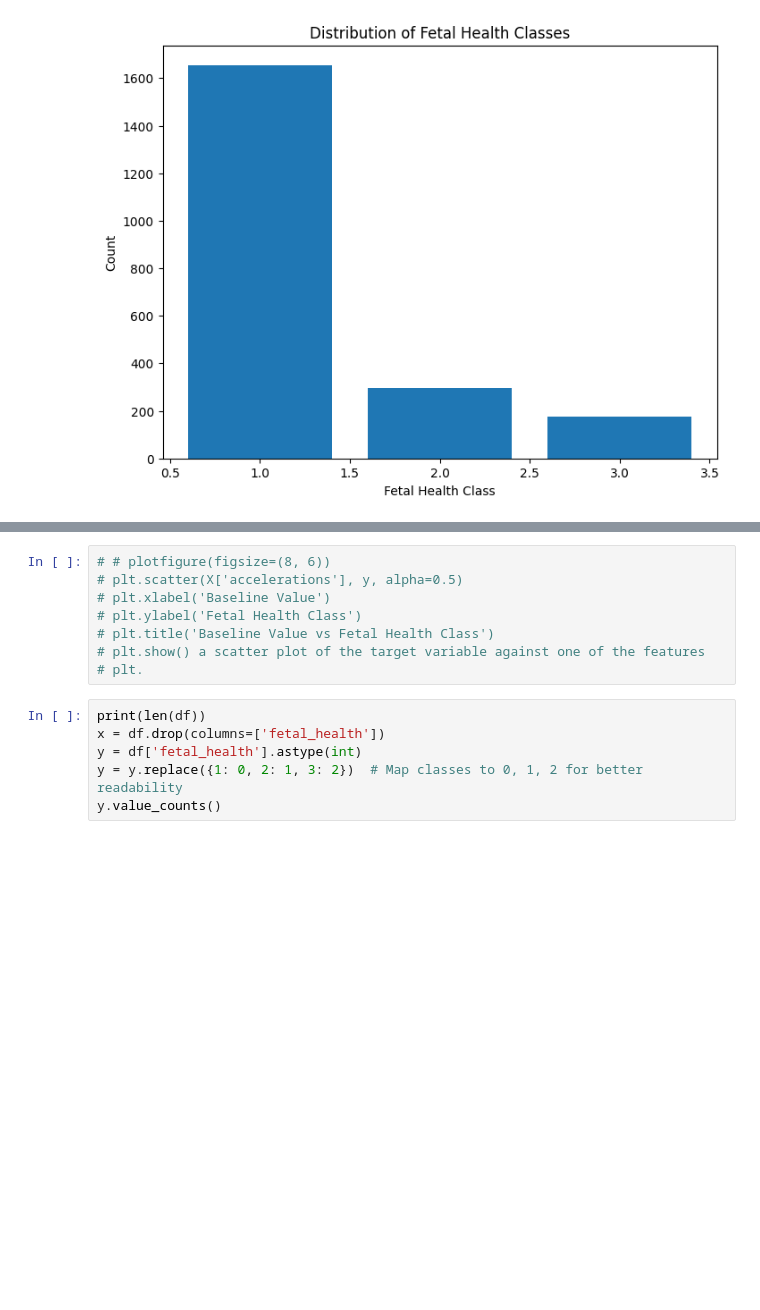
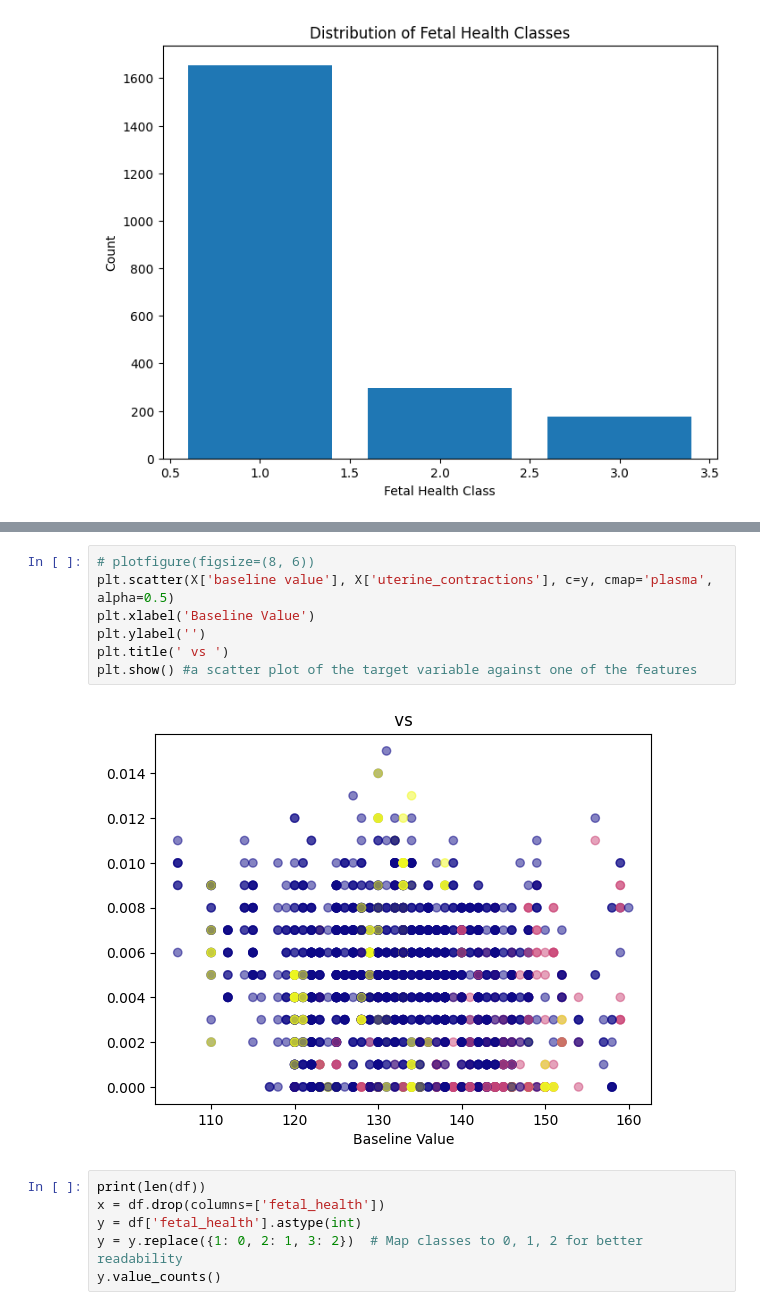
Before and after one commit to Bakwowi/Fetal-Health-Classification, a Jupyter notebook: script.ipynb, the cells around one changed output, grey strips where cells are left out. Saved outputs shown, nothing was run; the diff lists cells and outputs as text; blank space fills up the shorter version.

```diff
--- a/script.ipynb
+++ b/script.ipynb
@@ -80,11 +90,12 @@ plt.show()
 # %%
-# # plotfigure(figsize=(8, 6))
-# plt.scatter(X['accelerations'], y, alpha=0.5)
-# plt.xlabel('Baseline Value')
-# plt.ylabel('Fetal Health Class')
-# plt.title('Baseline Value vs Fetal Health Class')
-# plt.show() a scatter plot of the target variable against one of the features
-# plt.
+# plotfigure(figsize=(8, 6))
+plt.scatter(X['baseline value'], X['uterine_contractions'], c=y, cmap='plasma', alpha=0.5)
+plt.xlabel('Baseline Value')
+plt.ylabel('')
+plt.title(' vs ')
+plt.show() #a scatter plot of the target variable against one of the features
+# %% [output]
+[figure, added]
 # %%
 print(len(df))
 x = df.drop(columns=['fetal_health'])
```
Also changed, not shown: parts of 10 cells of this notebook, 6 other files.
